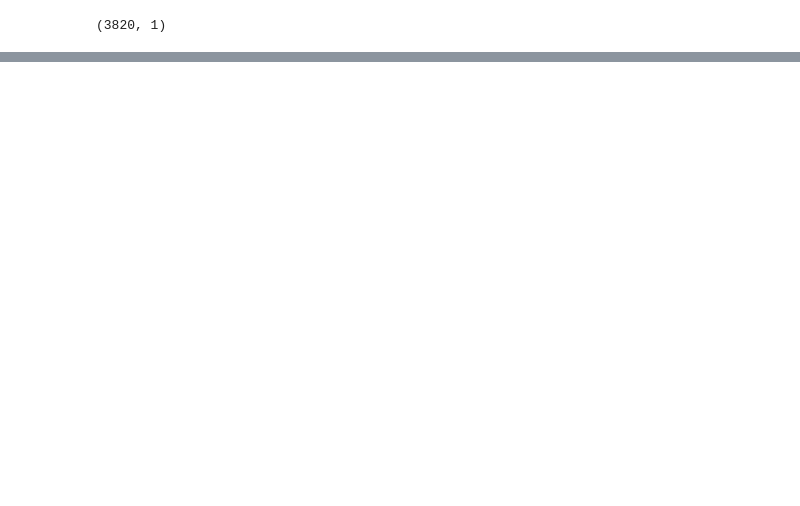
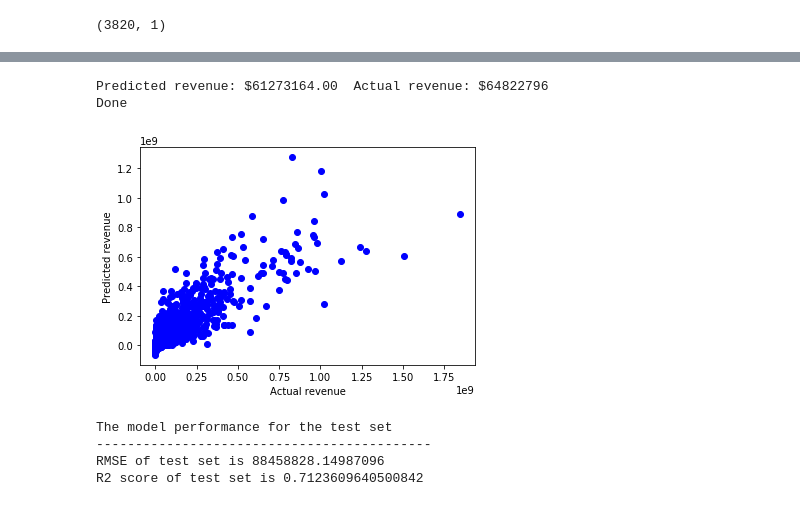
Before and after one commit to FilMetricsCapstone/mobile-application, a Jupyter notebook: Model6.ipynb, the cells around one changed output, grey strips where cells are left out. Cells and saved outputs as stored; diff of their text form; code cells hidden in the pictures; blank space fills up the shorter version.

```diff
--- a/Model6.ipynb
+++ b/Model6.ipynb
@@ -301,0 +328,4 @@ R2 score of train set is 0.722171309502899
+# %%
+#X_train, Y_train = np.array(boston.data), np.array(boston.target)
+X_test = normalize(X_test)
+X_test, y_test = append_bias_reshape(X_test, y_test)
@@ -301,0 +344,12 @@ R2 score of train set is 0.722171309502899
+# %%
+# The Linear Regression Model
+Y_hat = tf.matmul(X, w)
+
+# Loss function
+loss = tf.reduce_mean(tf.square(Y - Y_hat, name='loss'))
+
+# Gradient Descent with learning rate of 0.05 to minimize loss
+optimizer = tf.train.GradientDescentOptimizer(learning_rate=0.02).minimize(loss)
+
+# Initializing Variables
+init_op = tf.global_variables_initializer()
@@ -301,0 +360,16 @@ R2 score of train set is 0.722171309502899
+# %%
+# Later, launch the model, use the saver to restore variables from disk, and
+# do some work with the model.
+with tf.Session() as sess:
+   # Restore variables from disk.
+   saver.restore(sess, "/Users/APM/MSDS_Northwestern/498_data/model.ckpt")
+   print("Model restored.")
+   graph = tf.get_default_graph()
+   #Now, access the op that you want to run.
+   #op_to_restore = graph.get_tensor_by_name("op_to_restore:0")
+   # Check the values of the variables
+   Y_pred2 = sess.run(Y_hat,feed_dict = {X:X_test} )
+   w_value2 = sess.run(w)
+
+   #print("v1 : %s" % v1.eval())
+   #print("v2 : %s" % v2.eval())
@@ -301,0 +402,15 @@ R2 score of train set is 0.722171309502899
+# %%
+N= 500
+X_new = X_test
+#Y_pred =  np.matmul(X_new, w_value) # + b_value)
+print('Predicted revenue: ${0:.2f}  Actual revenue: ${1}'.format(Y_pred2[N][0], y_test[N][0]) , '\nDone')
+# Plot the result
+#print(Y_pred.shape, Y_train.shape)
+plt.plot(y_test, Y_pred2, 'bo')
+plt.xlabel("Actual revenue")
+plt.ylabel("Predicted revenue")
+plt.show()
+# %% [output]
+Predicted revenue: $61273164.00  Actual revenue: $64822796
+Done
+[figure, added]
@@ -301,0 +421,10 @@ R2 score of train set is 0.722171309502899
+# %%
+print("The model performance for the test set")
+print("-------------------------------------------")
+print("RMSE of test set is {}".format(rmse_test))
+print("R2 score of test set is {}".format(r2_test))
+# %% [output]
+The model performance for the test set
+-------------------------------------------
+RMSE of test set is 88458828.14987096
+R2 score of test set is 0.7123609640500842
```
Also changed, not shown: parts of 23 cells of this notebook.
